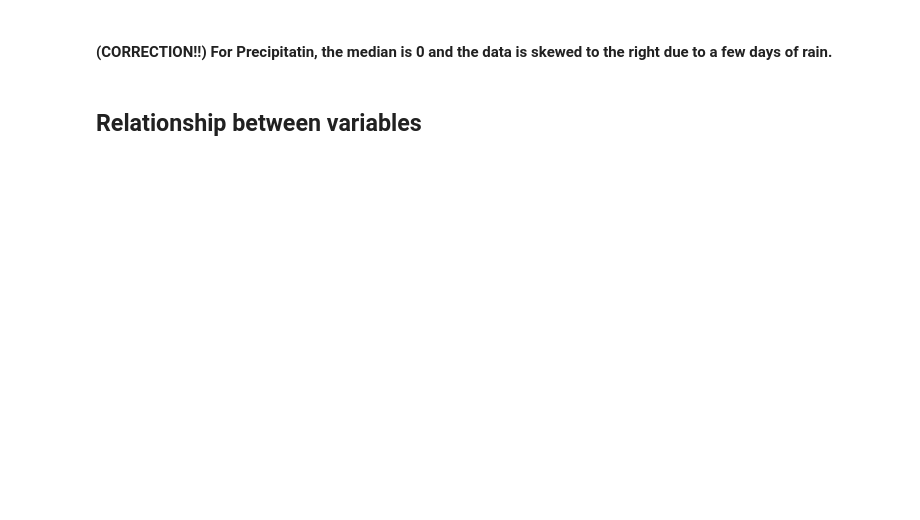
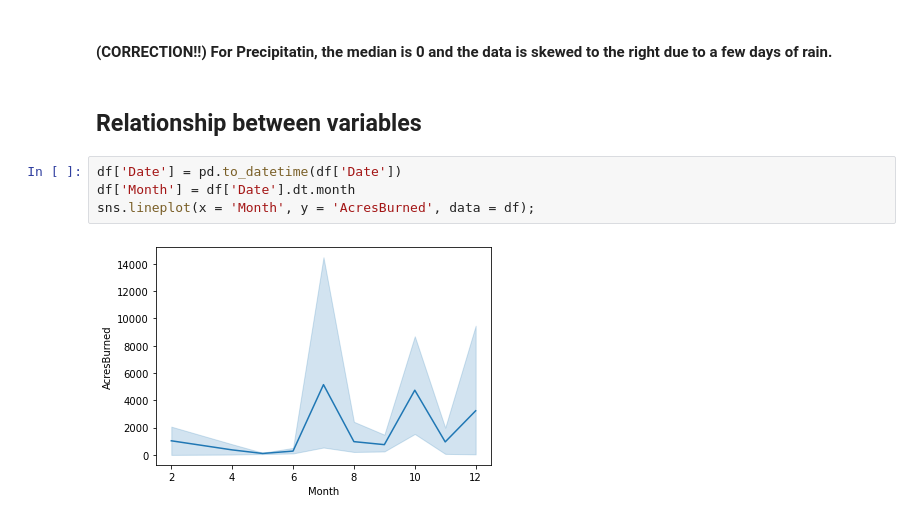
Before and after one commit to vikizzz/Analysis-on-the-Scale-of-Wildfire-Incident-in-California, a Jupyter notebook: EDACheckpoint_group010.ipynb, the cells around one changed output. Drawn from its saved outputs; the diff is of its cells as text; blank space fills up the shorter version.

```diff
--- a/EDACheckpoint_group010.ipynb
+++ b/EDACheckpoint_group010.ipynb
@@ -401,3 +394,9 @@ plt.show()
 #### (CORRECTION!!)  For Precipitatin, the median is 0 and the data is skewed to the right due to a few days of rain.
 # %% [markdown]
 ## Relationship between variables
+# %%
+df['Date'] = pd.to_datetime(df['Date'])
+df['Month'] = df['Date'].dt.month
+sns.lineplot(x = 'Month', y = 'AcresBurned', data = df);
+# %% [output]
+[figure, added]
```
Also changed, not shown: parts of 48 cells of this notebook.
